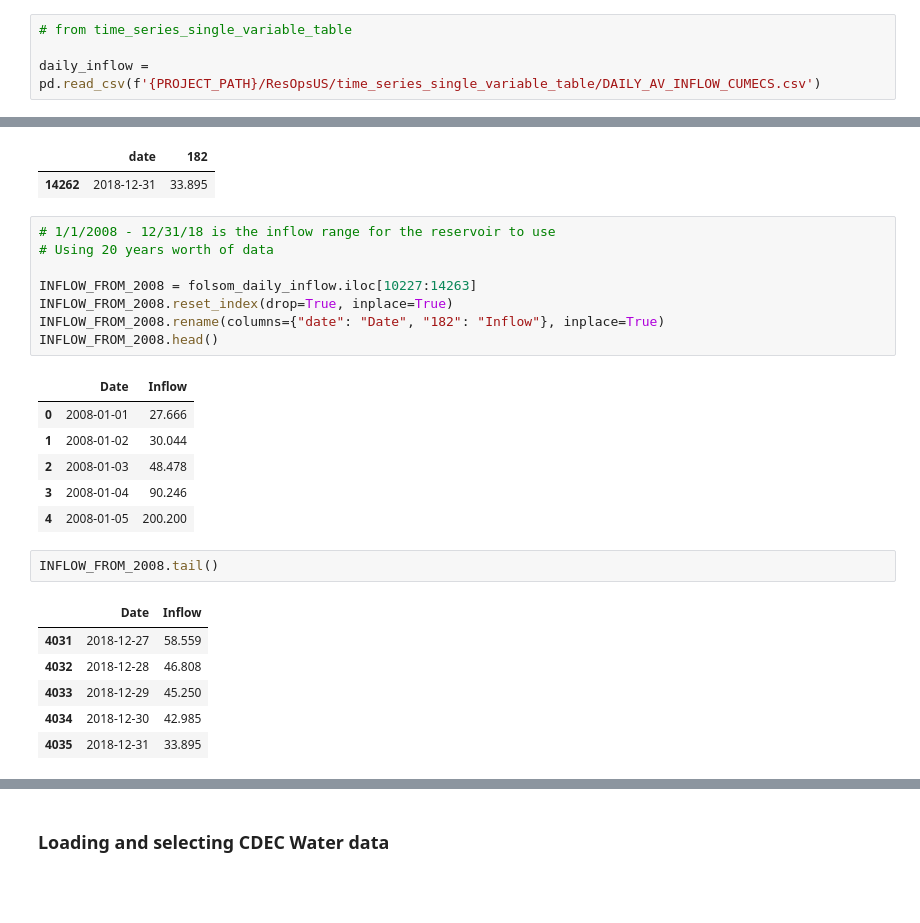
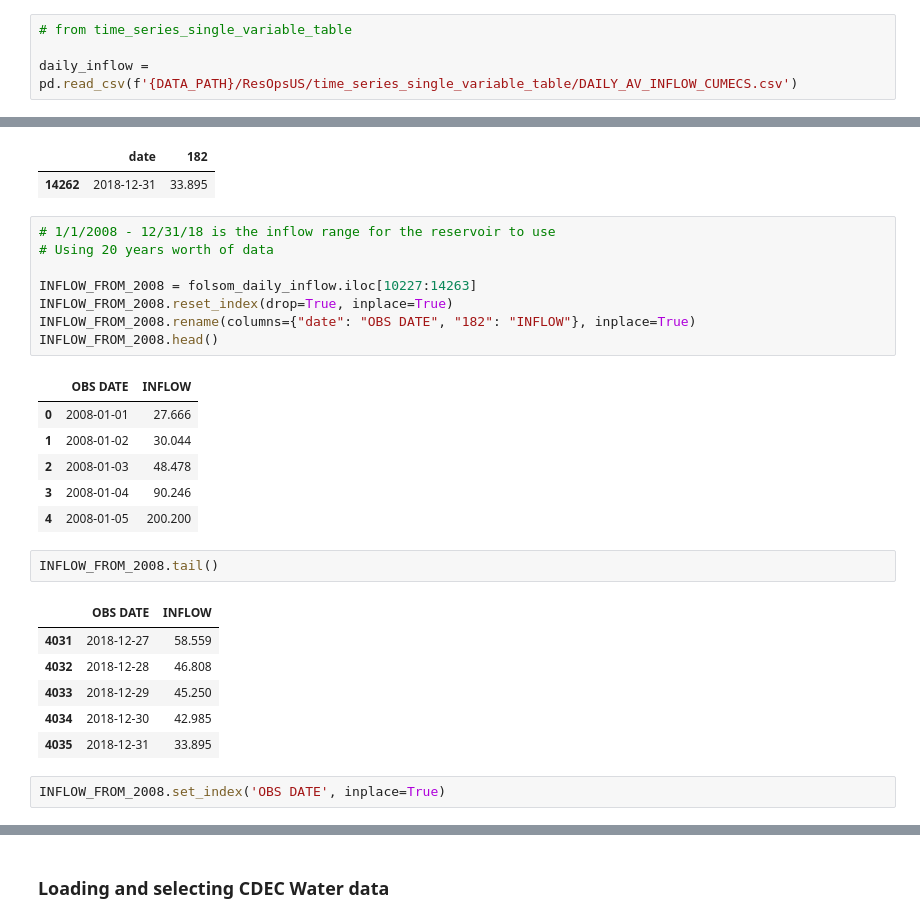
Before and after one commit to lauren-alexandra/basin-inflow-dnn, a Jupyter notebook: weather-informed-reservoir-operation.ipynb, the cells around one changed output, grey strips where cells are left out. Drawn from its saved outputs; the diff is of its cells as text; blank space fills up the shorter version.

Commit message:
data

```diff
--- a/weather-informed-reservoir-operation.ipynb
+++ b/weather-informed-reservoir-operation.ipynb
@@ -45,7 +36,7 @@ PROJECT_PATH = 'Projects/ML_Earth_Projects/Reservoir_Project'
 # %%
 # from time_series_single_variable_table
 
-daily_inflow = pd.read_csv(f'{PROJECT_PATH}/ResOpsUS/time_series_single_variable_table/DAILY_AV_INFLOW_CUMECS.csv')
+daily_inflow = pd.read_csv(f'{DATA_PATH}/ResOpsUS/time_series_single_variable_table/DAILY_AV_INFLOW_CUMECS.csv')
 # %%
 daily_inflow.head()
 # %% [output]
@@ -255,13 +246,13 @@ folsom_daily_inflow[folsom_daily_inflow["date"] == datetime(2018, 12, 31)]
 # %%
 # 1/1/2008 - 12/31/18 is the inflow range for the reservoir to use
 # Using 20 years worth of data
 
 INFLOW_FROM_2008 = folsom_daily_inflow.iloc[10227:14263]
 INFLOW_FROM_2008.reset_index(drop=True, inplace=True)
-INFLOW_FROM_2008.rename(columns={"date": "Date", "182": "Inflow"}, inplace=True)
+INFLOW_FROM_2008.rename(columns={"date": "OBS DATE", "182": "INFLOW"}, inplace=True)
 INFLOW_FROM_2008.head()
 # %% [output]
-|  | Date | Inflow |
+|  | OBS DATE | INFLOW |
 | 0 | 2008-01-01 | 27.666 |
 | 1 | 2008-01-02 | 30.044 |
 | 2 | 2008-01-03 | 48.478 |
@@ -270,9 +261,11 @@ INFLOW_FROM_2008.head()
 # %%
 INFLOW_FROM_2008.tail()
 # %% [output]
-|  | Date | Inflow |
+|  | OBS DATE | INFLOW |
 | 4031 | 2018-12-27 | 58.559 |
 | 4032 | 2018-12-28 | 46.808 |
 | 4033 | 2018-12-29 | 45.250 |
 | 4034 | 2018-12-30 | 42.985 |
 | 4035 | 2018-12-31 | 33.895 |
+# %%
+INFLOW_FROM_2008.set_index('OBS DATE', inplace=True)
```
Also changed, not shown: parts of 30 cells of this notebook.
